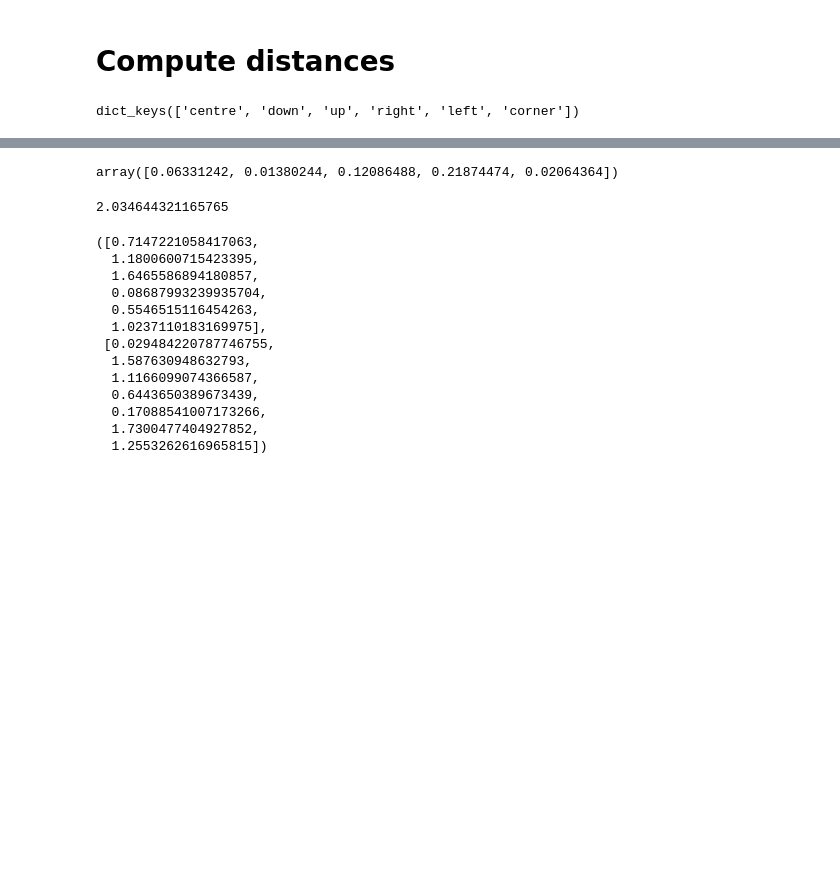
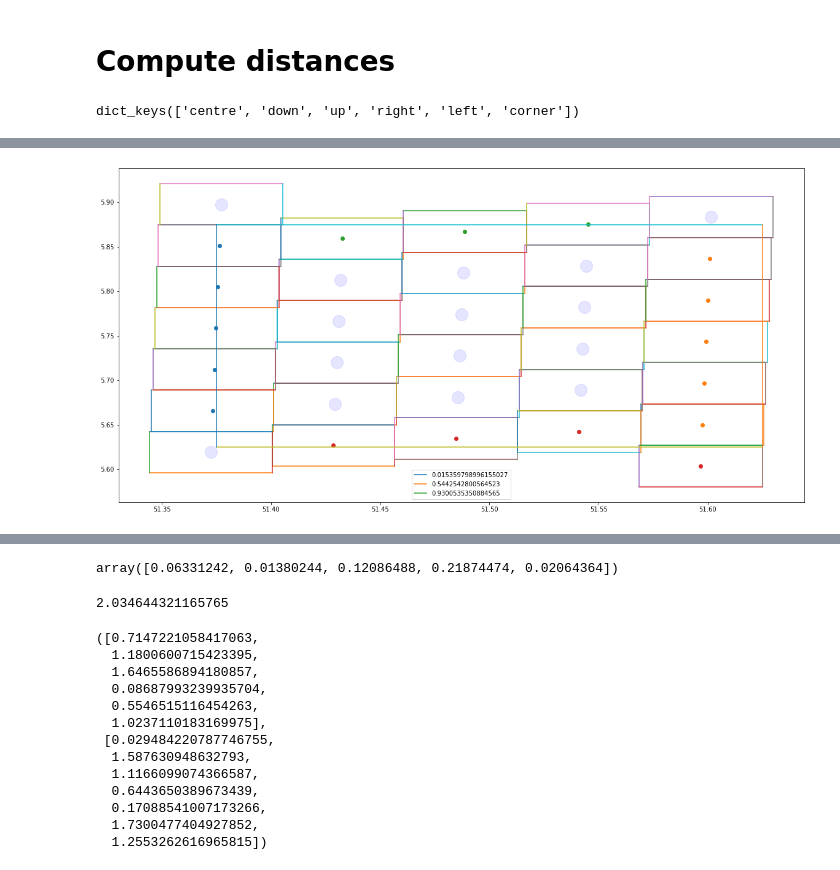
Before and after one commit to hannasv/ms, a Jupyter notebook: notebooks/reading/PlottingJSONgrid.ipynb, the cells around one changed output, grey strips where cells are left out. Saved outputs shown, nothing was run; the diff lists cells and outputs as text; code cells hidden in the pictures; blank space fills up the shorter version.

```diff
--- a/notebooks/reading/PlottingJSONgrid.ipynb
+++ b/notebooks/reading/PlottingJSONgrid.ipynb
@@ -57,7 +38,3 @@ def read_dlon_dlat(save_dir):
 d_phi, d_theta, cell_areas, lat_array, lon_array = read_dlon_dlat(save_dir)
 # %% [output]
 ['/home/hanna/images_simple_statsmodels/changes_lat_lon_cell-area.json']
-# %%
-for key, item in data_grid['30.25'].items():
-    if len(item['corner']['index']) > 4:
-        print(key)
@@ -235,0 +205,4 @@ dict_keys(['index', 'area'])
+# %%
+plot_cell(data_grid, lat = '51.5', lon = '5.75')
+# %% [output]
+[figure, added]
```
Also changed, not shown: parts of 21 cells of this notebook, 5 other files.
